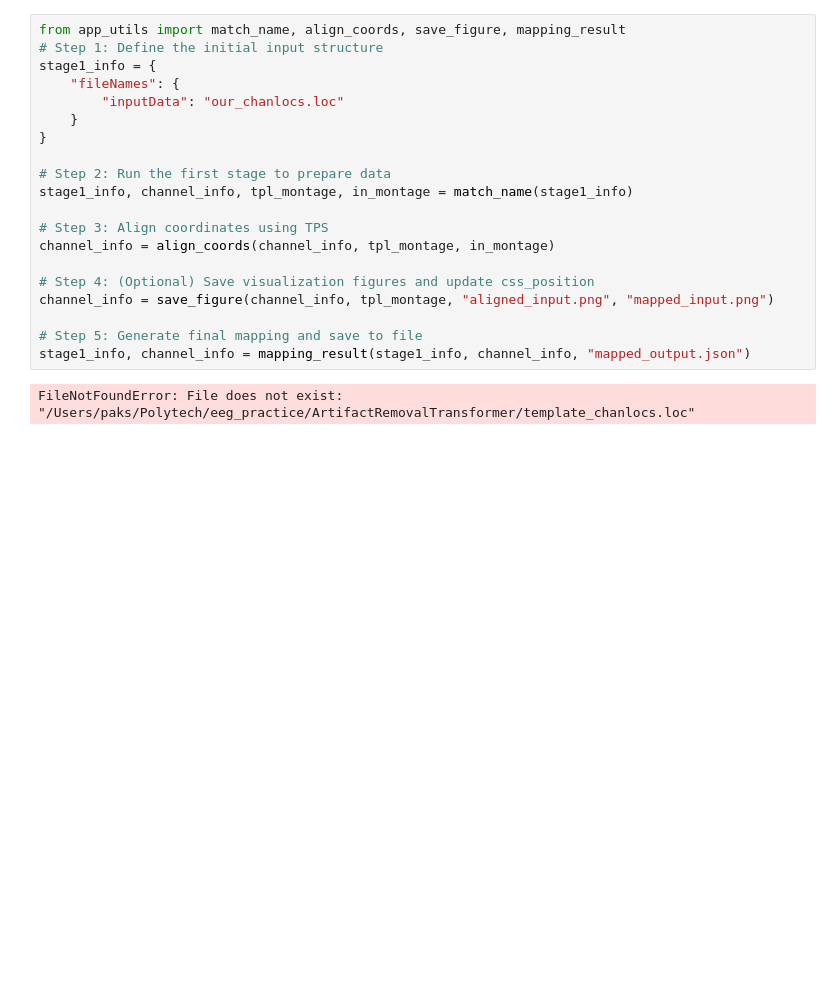
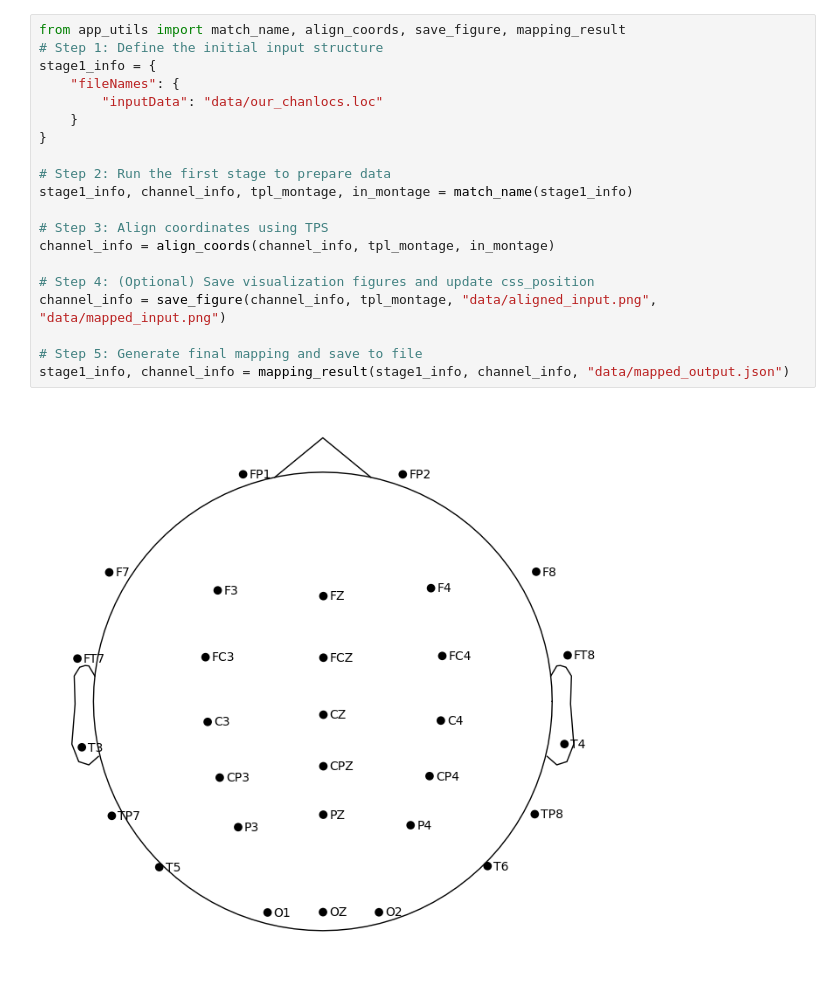
Before and after one commit to paxwritescode/ArtifactRemovalTransformer, a Jupyter notebook: test_app_utils.ipynb, the cells around one changed output. Saved outputs shown, nothing was run; the diff lists cells and outputs as text; blank space fills up the shorter version.

Commit message:
remove EEG channel, launch ART on our data

```diff
--- a/test_app_utils.ipynb
+++ b/test_app_utils.ipynb
@@ -1,22 +1,22 @@
 # %%
 from app_utils import match_name, align_coords, save_figure, mapping_result
 # Step 1: Define the initial input structure
 stage1_info = {
     "fileNames": {
-        "inputData": "our_chanlocs.loc"
+        "inputData": "data/our_chanlocs.loc"
     }
 }
 
 # Step 2: Run the first stage to prepare data
 stage1_info, channel_info, tpl_montage, in_montage = match_name(stage1_info)
 
 # Step 3: Align coordinates using TPS
 channel_info = align_coords(channel_info, tpl_montage, in_montage)
 
 # Step 4: (Optional) Save visualization figures and update css_position
-channel_info = save_figure(channel_info, tpl_montage, "aligned_input.png", "mapped_input.png")
+channel_info = save_figure(channel_info, tpl_montage, "data/aligned_input.png", "data/mapped_input.png")
 
 # Step 5: Generate final mapping and save to file
-stage1_info, channel_info = mapping_result(stage1_info, channel_info, "mapped_output.json")
+stage1_info, channel_info = mapping_result(stage1_info, channel_info, "data/mapped_output.json")
 # %% [output]
-FileNotFoundError: File does not exist: "/Users/paks/Polytech/eeg_practice/ArtifactRemovalTransformer/template_chanlocs.loc"
+[figure, added]
```
Also changed, not shown: parts of 1 cell of this notebook, 10 other files.
